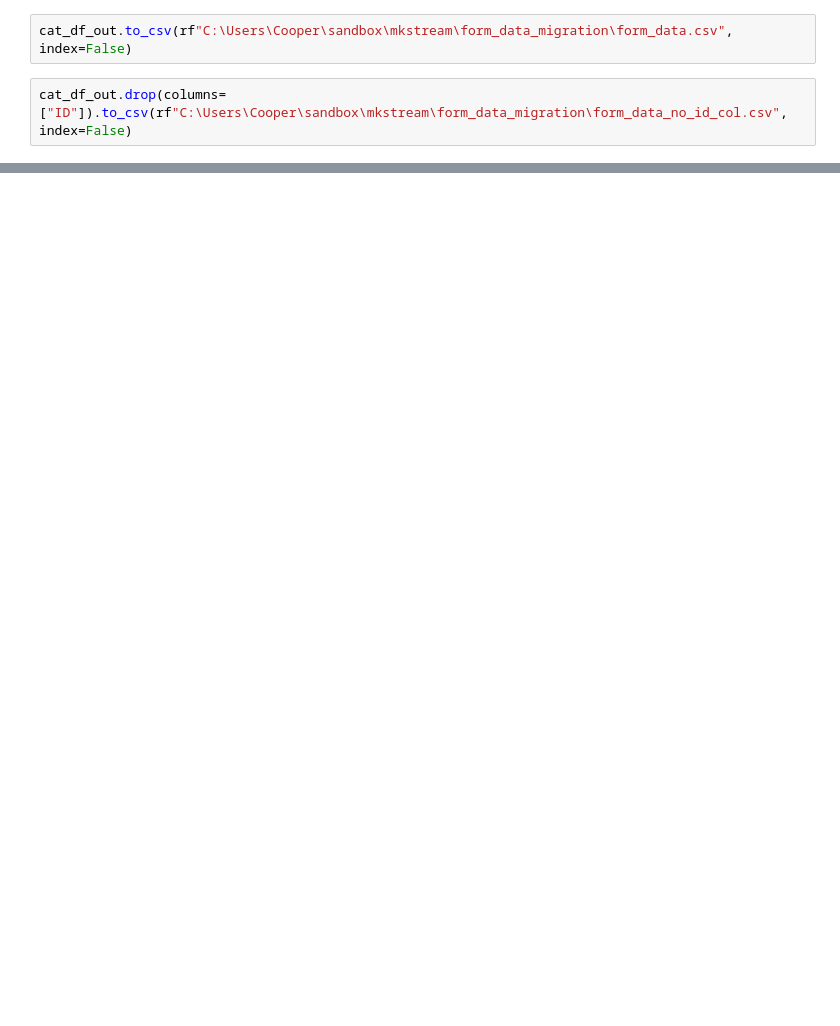
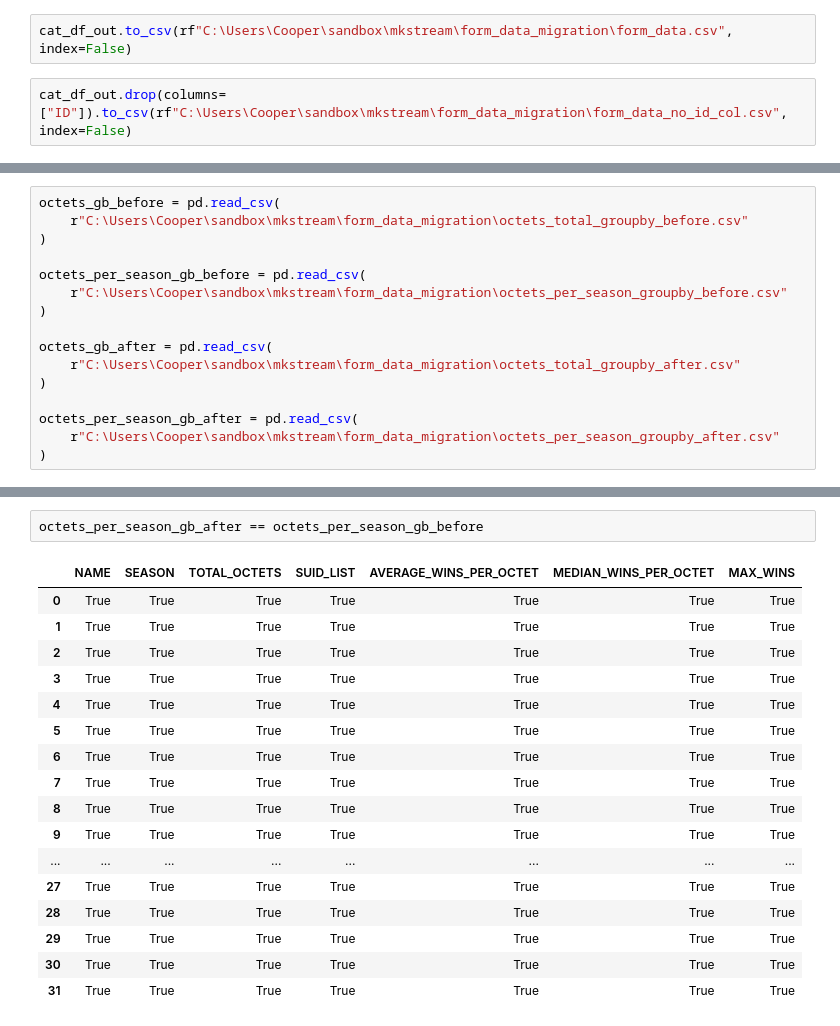
Before and after one commit to c-goodman/mkstream, a Jupyter notebook: notebooks/data_migration.ipynb, the cells around one changed output, grey strips where cells are left out. Drawn from its saved outputs; the diff is of its cells as text; blank space fills up the shorter version.

```diff
--- a/notebooks/data_migration.ipynb
+++ b/notebooks/data_migration.ipynb
@@ -417,0 +518,16 @@ pd.Series([len(x) for x in four_p_out["PLAYERS_1ST"].unique()]).max()
+# %%
+octets_gb_before = pd.read_csv(
+    r"C:\Users\Cooper\sandbox\mkstream\form_data_migration\octets_total_groupby_before.csv"
+)
+
+octets_per_season_gb_before = pd.read_csv(
+    r"C:\Users\Cooper\sandbox\mkstream\form_data_migration\octets_per_season_groupby_before.csv"
+)
+
+octets_gb_after = pd.read_csv(
+    r"C:\Users\Cooper\sandbox\mkstream\form_data_migration\octets_total_groupby_after.csv"
+)
+
+octets_per_season_gb_after = pd.read_csv(
+    r"C:\Users\Cooper\sandbox\mkstream\form_data_migration\octets_per_season_groupby_after.csv"
+)
@@ -417,0 +567,20 @@ pd.Series([len(x) for x in four_p_out["PLAYERS_1ST"].unique()]).max()
+# %%
+octets_per_season_gb_after == octets_per_season_gb_before
+# %% [output]
+|  | NAME | SEASON | TOTAL_OCTETS | SUID_LIST | AVERAGE_WINS_PER_OCTET | MEDIAN_WINS_PER_OCTET | MAX_WINS |
+| 0 | True | True | True | True | True | True | True |
+| 1 | True | True | True | True | True | True | True |
+| 2 | True | True | True | True | True | True | True |
+| 3 | True | True | True | True | True | True | True |
+| 4 | True | True | True | True | True | True | True |
+| 5 | True | True | True | True | True | True | True |
+| 6 | True | True | True | True | True | True | True |
+| 7 | True | True | True | True | True | True | True |
+| 8 | True | True | True | True | True | True | True |
+| 9 | True | True | True | True | True | True | True |
+| ... | ... | ... | ... | ... | ... | ... | ... |
+| 27 | True | True | True | True | True | True | True |
+| 28 | True | True | True | True | True | True | True |
+| 29 | True | True | True | True | True | True | True |
+| 30 | True | True | True | True | True | True | True |
+| 31 | True | True | True | True | True | True | True |
```
Also changed, not shown: parts of 22 cells of this notebook.
